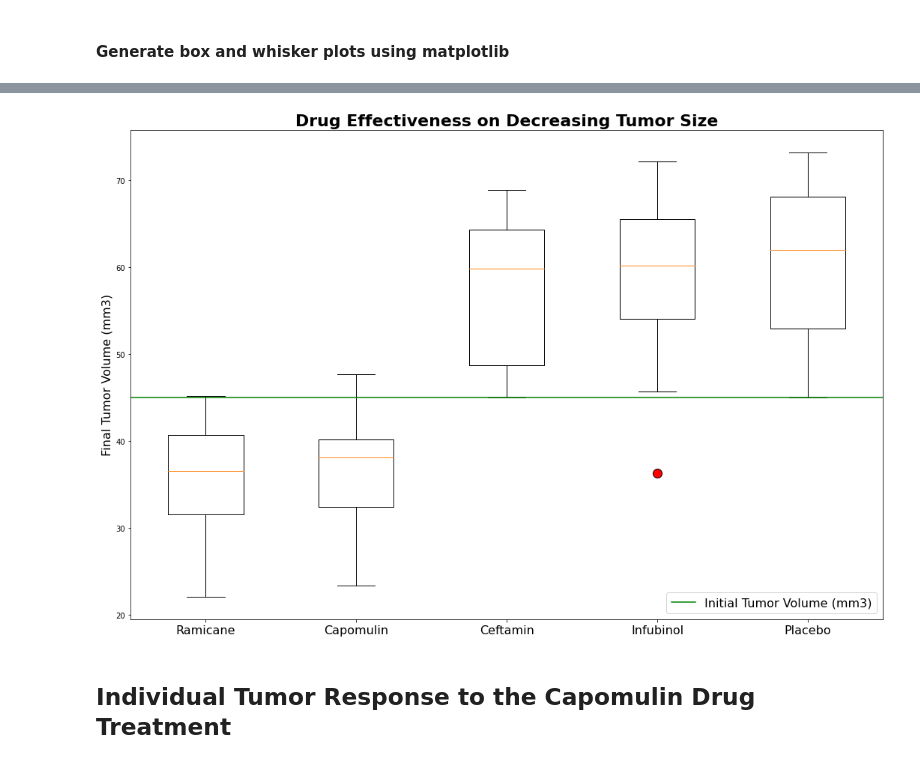
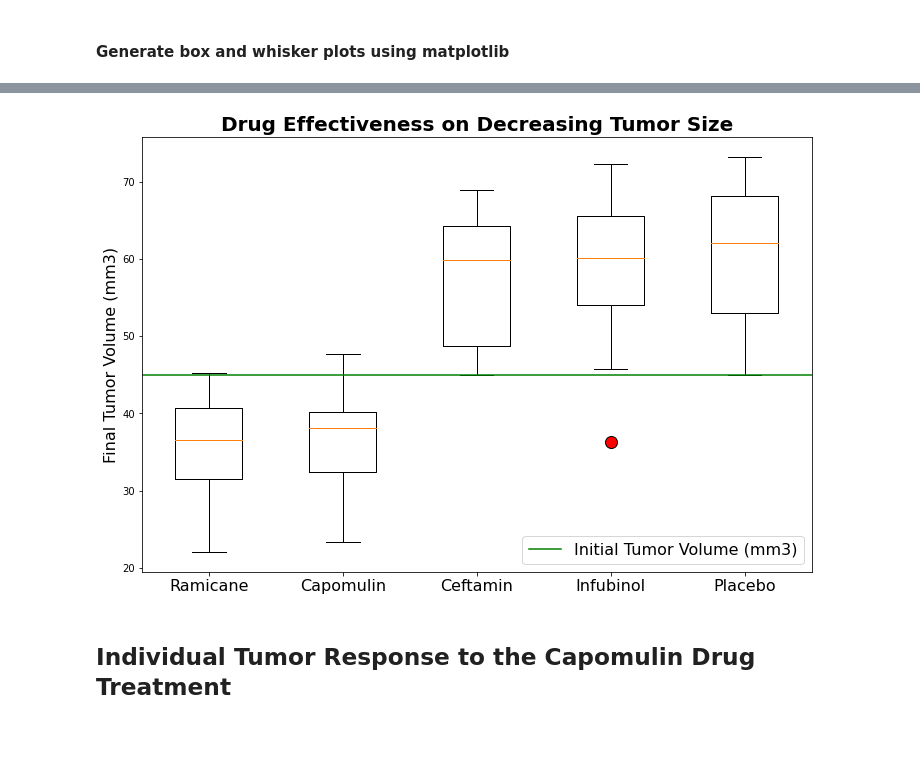
Before and after one commit to bakerv/Data-Visualization-Matplotlib, a Jupyter notebook: main.ipynb, the cells around one changed output, grey strips where cells are left out. Saved outputs shown, nothing was run; the diff lists cells and outputs as text; code cells hidden in the pictures; blank space fills up the shorter version.

```diff
--- a/main.ipynb
+++ b/main.ipynb
@@ -507,18 +508,20 @@ Name: Capomulin, dtype: float64
 # %%
 # Generate the figure
-fig, ax = plt.subplots(figsize = (18,12))
+fig, ax = plt.subplots(figsize = (12,8))
 ax.boxplot([ramicane_tumors,capomulin_tumors,ceftamin_tumors,infubinol_tumors,placebo_tumors],flierprops = {'markerfacecolor':'r',"markersize":'12'})
 
 # Improve formatting
 ax.set_xticklabels(['Ramicane','Capomulin','Ceftamin','Infubinol','Placebo'],fontsize = "16")
 ax.set_ylabel("Final Tumor Volume (mm3)", fontsize = "16")
-plt.title("Drug Effectiveness on Decreasing Tumor Size",fontsize =22, fontweight = 'bold')
+plt.title("Drug Effectiveness on Decreasing Tumor Size",fontsize =20, fontweight = 'bold')
 startingpoint = plt.plot([0,1,2,3,4,5,6],[45,45,45,45,45,45,45],"green")
 plt.xlim(0.5,5.5)
 plt.legend(startingpoint,["Initial Tumor Volume (mm3)"], loc = 'lower right', prop = {'size' : 16})
-plt.show()
+
+# Save figure to file
+plt.savefig("Images\TumorSizeBoxPlot")
 # %% [output]
-[figure, old version]
+[figure, new version]
 # %% [markdown]
 ## **Individual Tumor Response to the Capomulin Drug Treatment**
 # %% [markdown]
```
Also changed, not shown: parts of 14 cells of this notebook, 12 other files.
